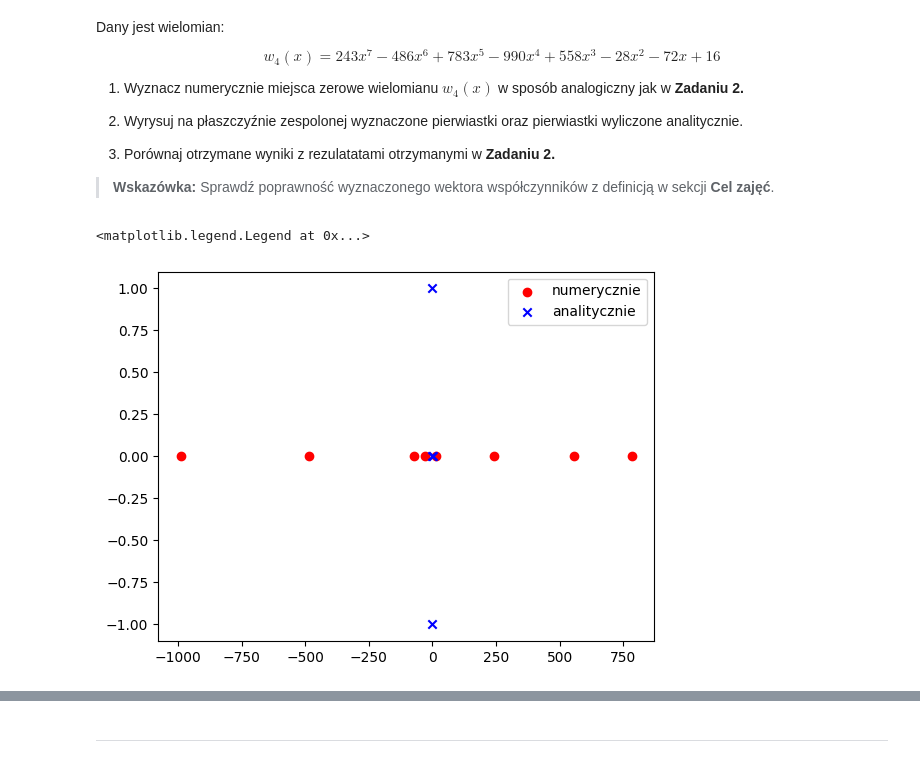
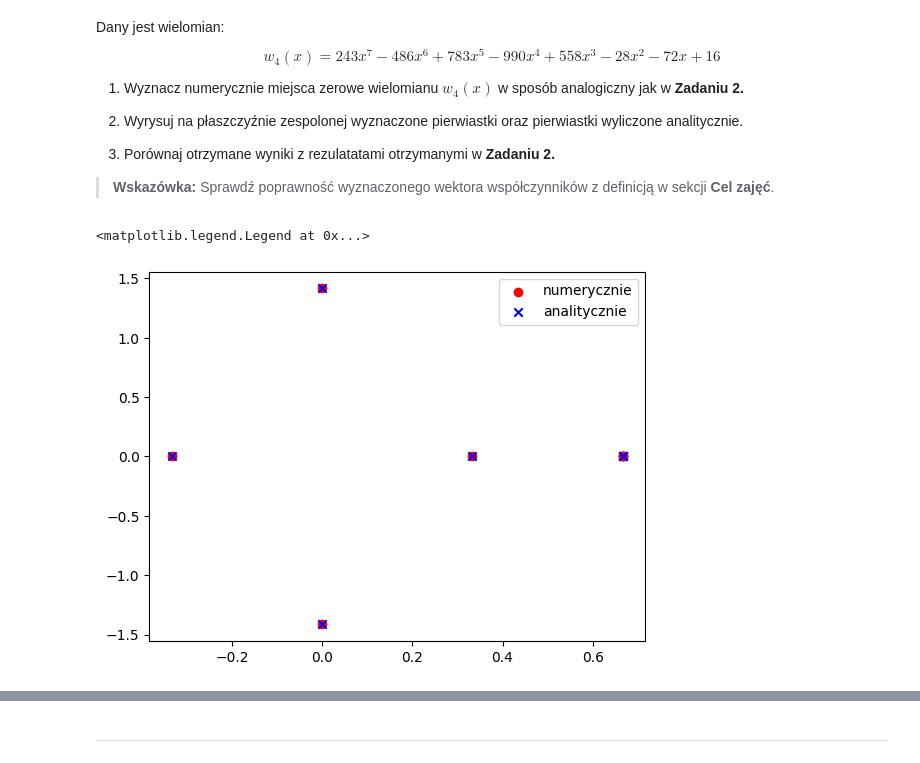
Before and after one commit to MN-KJ-2025/lab-7-pierwiastki-CarlosC602, a Jupyter notebook: sprawozdanie.ipynb, the cells around one changed output, grey strips where cells are left out. Cells and saved outputs as stored; diff of their text form; code cells hidden in the pictures.

```diff
--- a/sprawozdanie.ipynb
+++ b/sprawozdanie.ipynb
@@ -233,23 +237,26 @@ $$
 >**Wskazówka:** Sprawdź poprawność wyznaczonego wektora współczynników z definicją w sekcji **Cel zajęć**.
 # %%
 # ===== Twoja implementacja tutaj =====
-mz_w4 = np.array([243, -486, 783, -990, 558, -28, -72, 16])
-wspol4 = np.polynomial.polynomial.polyfromroots(mz_w4)
-pierw4 = np.polynomial.polynomial.polyroots(wspol4)
+roots = np.array([243, -486, 783, -990, 558, -28, -72, 16])
+roots1 = roots[::-1]
+roots2 = nppoly.polyroots(roots1)
 
 plt.figure()
-plt.scatter(np.real(pierw4), np.imag(pierw4), color="red", label='numerycznie')
+plt.scatter(np.real(roots2), np.imag(roots2), color="red", label='numerycznie')
 roots_analytic = [
     2/3,
+    2/3,
+    2/3,
+    1/3,
     -1/3,
-    1j,
-    -1j
+    1j*np.sqrt(2),
+    -1j*np.sqrt(2)
 ]
 ana_real = [np.real(r) for r in roots_analytic]
 ana_imag = [np.imag(r) for r in roots_analytic]
 
 plt.scatter(ana_real, ana_imag, color='blue', marker='x', label='analitycznie')
 plt.legend()
 # %% [output]
 <matplotlib.legend.Legend at 0x...>
-[figure, old version]
+[figure, new version]
```
Also changed, not shown: parts of 7 cells of this notebook.
